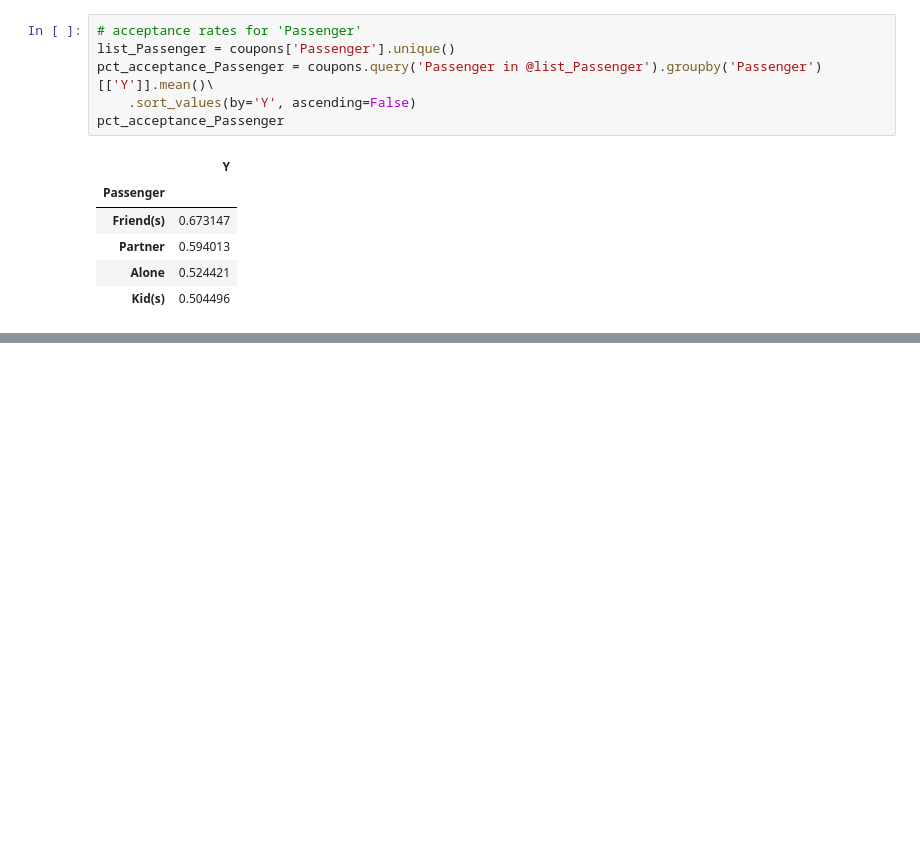
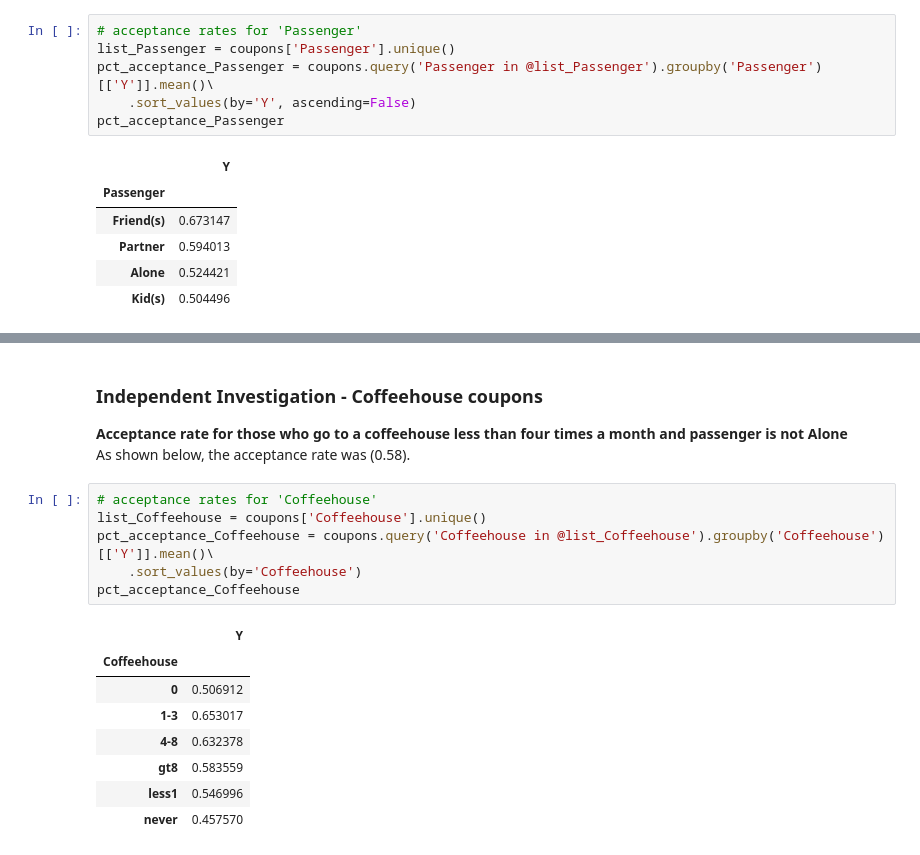
Before and after one commit to RonaldoBantayan27/Mauban1, a Jupyter notebook: 2Accept_Coupons.ipynb, the cells around one changed output, grey strips where cells are left out. Cells and saved outputs as stored; diff of their text form; blank space fills up the shorter version.

```diff
--- a/2Accept_Coupons.ipynb
+++ b/2Accept_Coupons.ipynb
@@ -1212,0 +1769,20 @@ pct_acceptance_Maritalstatus
+# %% [markdown]
+### Independent Investigation - Coffeehouse coupons
+
+**Acceptance rate for those who go to a coffeehouse less than four times a month and passenger is not Alone**
+As shown below, the acceptance rate was (0.58).
+# %%
+# acceptance rates for 'Coffeehouse'
+list_Coffeehouse = coupons['Coffeehouse'].unique()
+pct_acceptance_Coffeehouse = coupons.query('Coffeehouse in @list_Coffeehouse').groupby('Coffeehouse')[['Y']].mean()\
+    .sort_values(by='Coffeehouse')
+pct_acceptance_Coffeehouse
+# %% [output]
+|  | Y |
+| Coffeehouse |  |
+| 0 | 0.506912 |
+| 1-3 | 0.653017 |
+| 4-8 | 0.632378 |
+| gt8 | 0.583559 |
+| less1 | 0.546996 |
+| never | 0.457570 |
```
Also changed, not shown: parts of 38 cells of this notebook.
